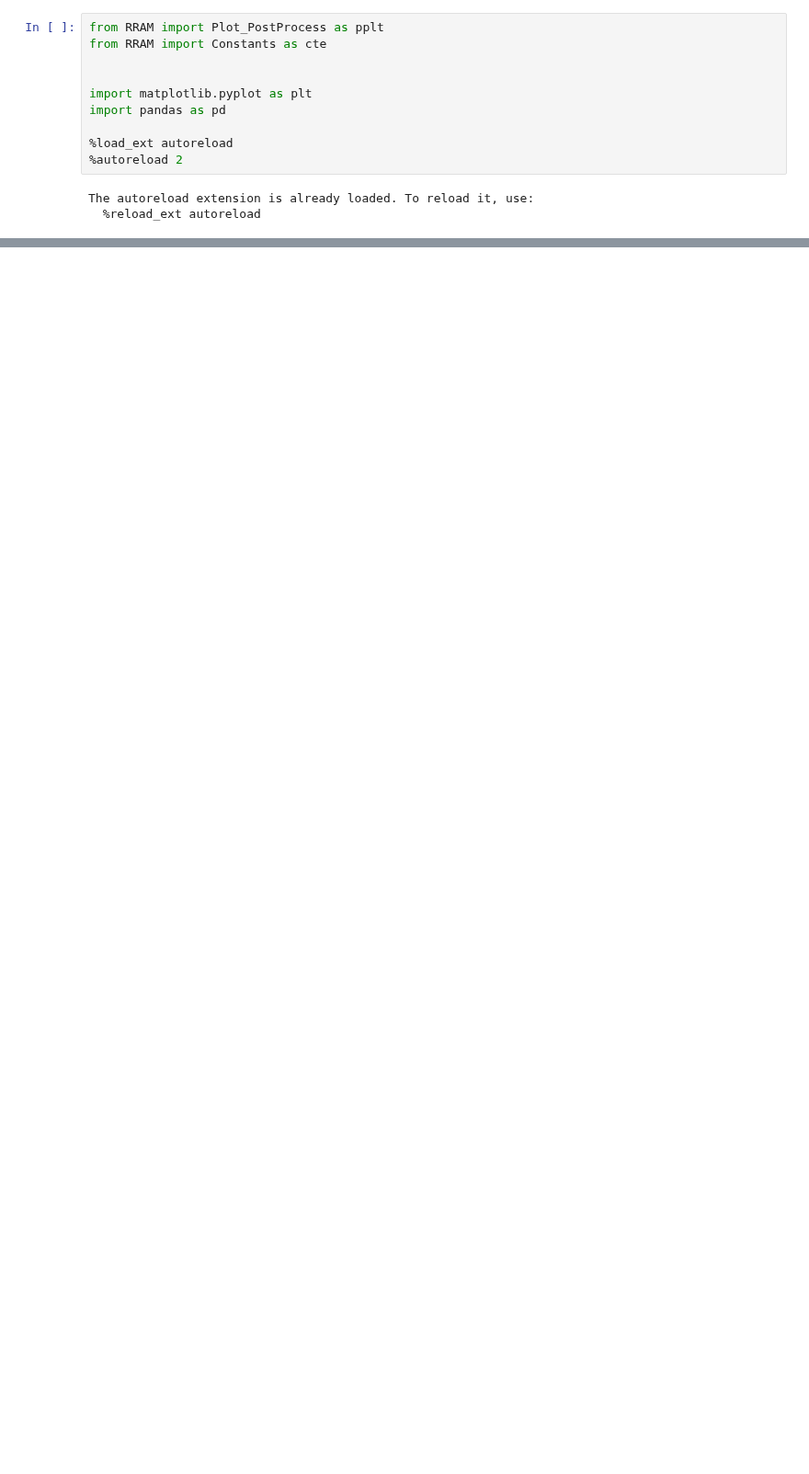
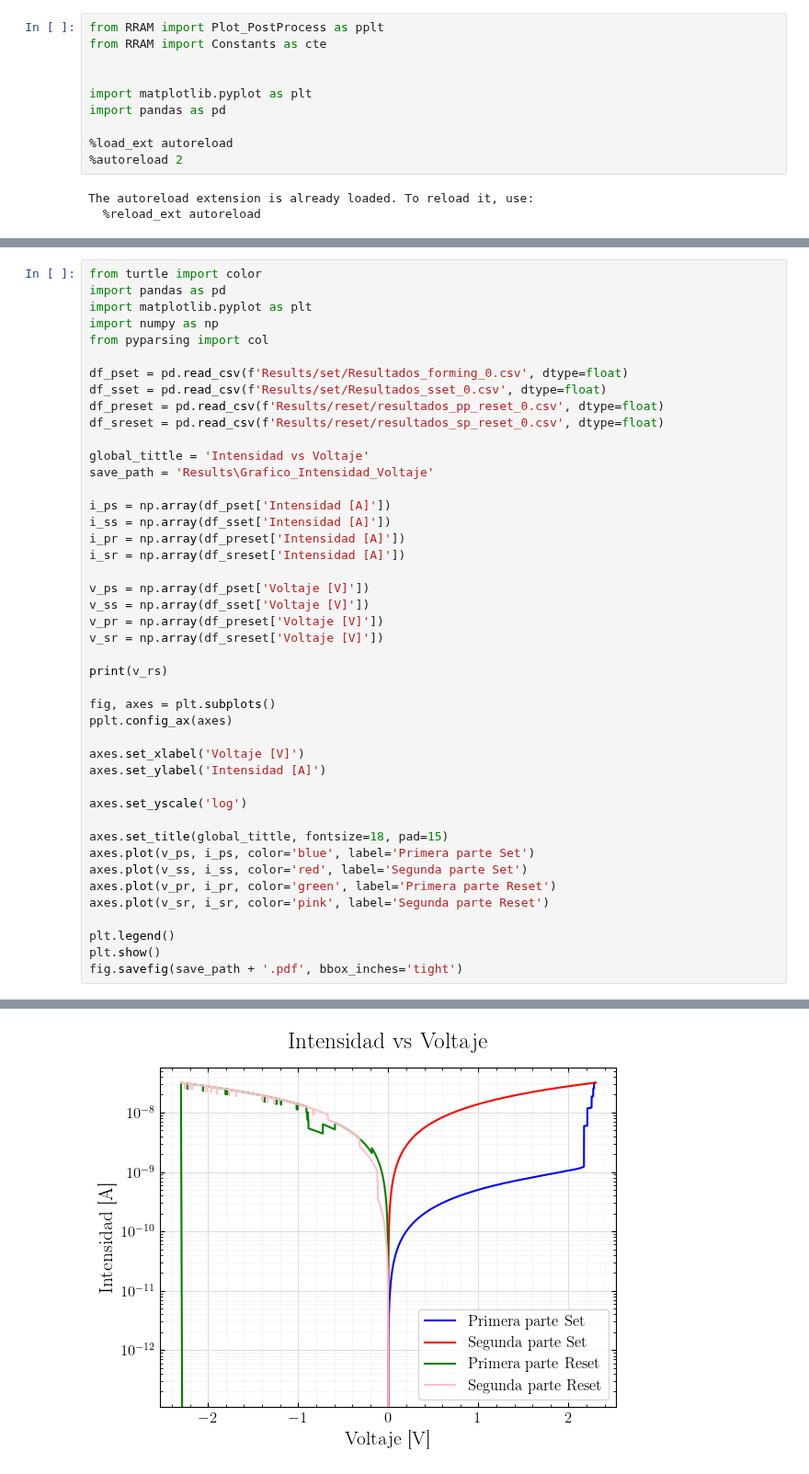
Before and after one commit to LabL4/RRAM_Simulation, a Jupyter notebook: plot_presentacion.ipynb, the cells around one changed output, grey strips where cells are left out. Shown at 92% size. Saved outputs shown, nothing was run; the diff lists cells and outputs as text; blank space fills up the shorter version.

```diff
--- a/plot_presentacion.ipynb
+++ b/plot_presentacion.ipynb
@@ -55,0 +37,45 @@ Intensidad:  [ 0.00000000e+00  0.00000000e+00  3.20205128e-15 ... -3.01916923e-0
+# %%
+from turtle import color
+import pandas as pd
+import matplotlib.pyplot as plt
+import numpy as np
+from pyparsing import col
+
+df_pset = pd.read_csv(f'Results/set/Resultados_forming_0.csv', dtype=float)
+df_sset = pd.read_csv(f'Results/set/Resultados_sset_0.csv', dtype=float)
+df_preset = pd.read_csv(f'Results/reset/resultados_pp_reset_0.csv', dtype=float)
+df_sreset = pd.read_csv(f'Results/reset/resultados_sp_reset_0.csv', dtype=float)
+
+global_tittle = 'Intensidad vs Voltaje'
+save_path = 'Results\Grafico_Intensidad_Voltaje'
+
+i_ps = np.array(df_pset['Intensidad [A]'])
+i_ss = np.array(df_sset['Intensidad [A]'])
+i_pr = np.array(df_preset['Intensidad [A]'])
+i_sr = np.array(df_sreset['Intensidad [A]'])
+
+v_ps = np.array(df_pset['Voltaje [V]'])
+v_ss = np.array(df_sset['Voltaje [V]'])
+v_pr = np.array(df_preset['Voltaje [V]'])
+v_sr = np.array(df_sreset['Voltaje [V]'])
+
+print(v_rs)
+
+fig, axes = plt.subplots()
+pplt.config_ax(axes)
+
+axes.set_xlabel('Voltaje [V]')
+axes.set_ylabel('Intensidad [A]')
+
+axes.set_yscale('log')
+
+axes.set_title(global_tittle, fontsize=18, pad=15)
+axes.plot(v_ps, i_ps, color='blue', label='Primera parte Set')
+axes.plot(v_ss, i_ss, color='red', label='Segunda parte Set')
+axes.plot(v_pr, i_pr, color='green', label='Primera parte Reset')
+axes.plot(v_sr, i_sr, color='pink', label='Segunda parte Reset')
+
+plt.legend()
+plt.show()
+fig.savefig(save_path + '.pdf', bbox_inches='tight')
+# %% [output]
@@ -55,0 +84 @@ Intensidad:  [ 0.00000000e+00  0.00000000e+00  3.20205128e-15 ... -3.01916923e-0
+[figure, added]
```
Also changed, not shown: parts of 7 cells of this notebook, 13 other files.
